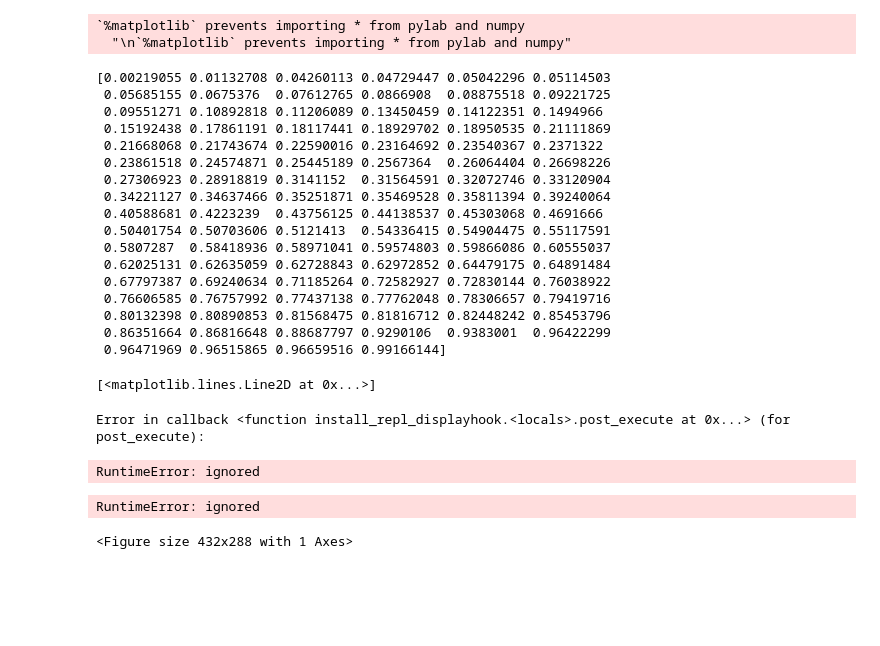
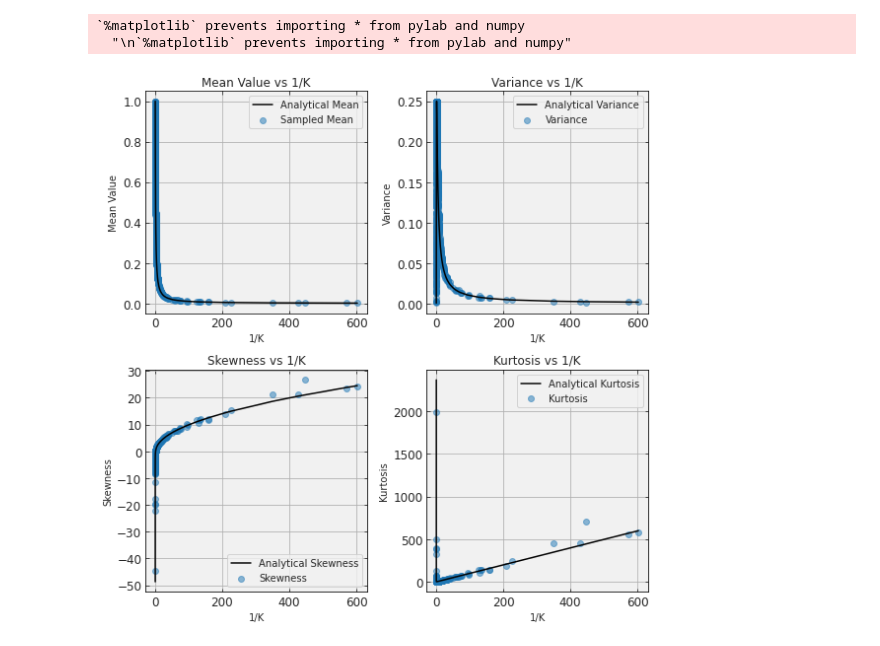
Before and after one commit to comooney711/DSPS_ACrossman, a Jupyter notebook: HW4/HW4_Problem_1.ipynb, the cells around one changed output. Drawn from its saved outputs; the diff is of its cells as text; code cells hidden in the pictures; blank space fills up the shorter version.

```diff
--- a/HW4/HW4_Problem_1.ipynb
+++ b/HW4/HW4_Problem_1.ipynb
@@ -20,38 +20,49 @@ Populating the interactive namespace from numpy and matplotlib
 np.random.seed(420)
 # %%
 means, vars, skews, kurts = [], [], [], []
-k = random.sample(100)
+k = random.sample(1000)
 k.sort()
-print(k)
+#print(k)
 for x in k:
-  distribution = sp.stats.rayleigh.rvs(x,size=10000)
+  distribution = sp.stats.bernoulli.rvs(x,size=10000)
   means.append(distribution.mean())
   vars.append(distribution.var())
   skews.append(sp.stats.skew(distribution))
   kurts.append(sp.stats.kurtosis(distribution))
-# %% [output]
-[0.00219055 0.01132708 0.04260113 0.04729447 0.05042296 0.05114503
- 0.05685155 0.0675376  0.07612765 0.0866908  0.08875518 0.09221725
- 0.09551271 0.10892818 0.11206089 0.13450459 0.14122351 0.1494966
- 0.15192438 0.17861191 0.18117441 0.18929702 0.18950535 0.21111869
- 0.21668068 0.21743674 0.22590016 0.23164692 0.23540367 0.2371322
- 0.23861518 0.24574871 0.25445189 0.2567364  0.26064404 0.26698226
- 0.27306923 0.28918819 0.3141152  0.31564591 0.32072746 0.33120904
- 0.34221127 0.34637466 0.35251871 0.35469528 0.35811394 0.39240064
- 0.40588681 0.4223239  0.43756125 0.44138537 0.45303068 0.4691666
- 0.50401754 0.50703606 0.5121413  0.54336415 0.54904475 0.55117591
- 0.5807287  0.58418936 0.58971041 0.59574803 0.59866086 0.60555037
- 0.62025131 0.62635059 0.62728843 0.62972852 0.64479175 0.64891484
- 0.67797387 0.69240634 0.71185264 0.72582927 0.72830144 0.76038922
- 0.76606585 0.76757992 0.77437138 0.77762048 0.78306657 0.79419716
- 0.80132398 0.80890853 0.81568475 0.81816712 0.82448242 0.85453796
- 0.86351664 0.86816648 0.88687797 0.9290106  0.9383001  0.96422299
- 0.96471969 0.96515865 0.96659516 0.99166144]
-# %%
-plt.plot(k,means)
-# %% [output]
-[<matplotlib.lines.Line2D at 0x...>]
-Error in callback <function install_repl_displayhook.<locals>.post_execute at 0x...> (for post_execute):
-RuntimeError: ignored
-RuntimeError: ignored
-<Figure size 432x288 with 1 Axes>
+# %%
+fig1, ((ax1, ax2), (ax3, ax4)) = plt.subplots(2,2, figsize=(8,8))
+ax1.scatter(k**-1,means, alpha=0.5, label="Sampled Mean")
+ax1.plot(k**-1,sp.stats.bernoulli.stats(k,moments='m'), color='k', label="Analytical Mean")
+ax1.set_title("Mean Value vs 1/K")
+ax1.set_xlabel("1/K")
+ax1.set_ylabel("Mean Value")
+ax1.grid()
+ax1.legend(loc="upper right")
+
+ax2.scatter(k**-1, vars, alpha=0.5, label="Variance")
+ax2.plot(k**-1,sp.stats.bernoulli.stats(k,moments='v'), color='k', label="Analytical Variance")
+ax2.set_title("Variance vs 1/K")
+ax2.set_xlabel("1/K")
+ax2.set_ylabel("Variance")
+ax2.grid()
+ax2.legend(loc="upper right")
+
+ax3.scatter(k**-1, skews, alpha=0.5, label="Skewness")
+ax3.plot(k**-1,sp.stats.bernoulli.stats(k,moments="s"), color='k', label="Analytical Skewness")
+ax3.set_title("Skewness vs 1/K")
+ax3.set_xlabel("1/K")
+ax3.set_ylabel("Skewness")
+ax3.grid()
+ax3.legend(loc="lower right")
+
+ax4.scatter(k**-1, kurts, alpha=0.5, label="Kurtosis")
+ax4.plot(k**-1,sp.stats.bernoulli.stats(k,moments="k"), color='k', label="Analytical Kurtosis")
+ax4.set_title("Kurtosis vs 1/K")
+ax4.set_xlabel("1/K")
+ax4.set_ylabel("Kurtosis")
+ax4.grid()
+ax4.legend(loc="upper right")
+
+fig1.tight_layout()
+# %% [output]
+[figure, added]
```
